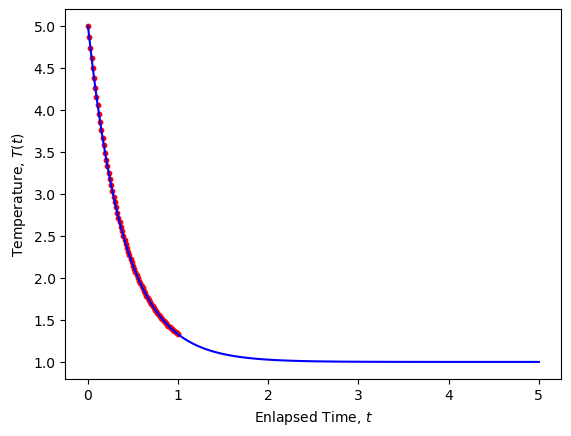
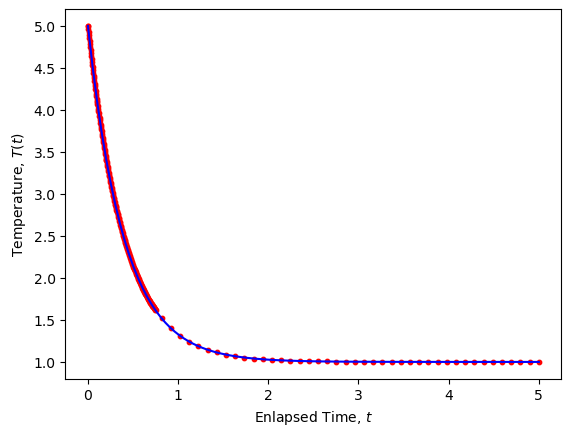
The change to this notebook cell's code, shown as a diff; its figure went from the first image to the second:
--- before
+++ after
@@ -1,10 +1,12 @@
 # Sampling points,
-N = 100
-t_sampled = np.linspace(start = 0, stop = 1, num=N)
-T_sampled = solution(t_sampled, alpha, T_0, T_s)
+t_train = np.linspace(start = 0, stop = 0.75, num=200)
+t_test = np.linspace(start = 0, stop = 5, num=50)
+T_train = solution(t_train, alpha, T_0, T_s)
+T_test = solution(t_test, alpha, T_0, T_s)
 
 # Plotting,
 plt.plot(t, sol, color="blue")
-plt.scatter(t_sampled, T_sampled, color="red", s=10)
+plt.scatter(t_train, T_train, color="red", s=10)
+plt.scatter(t_test, T_test, color="red", s=10)
 plt.xlabel("Enlapsed Time, $t$")
 plt.ylabel("Temperature, $T(t)$")

Commit: test commit